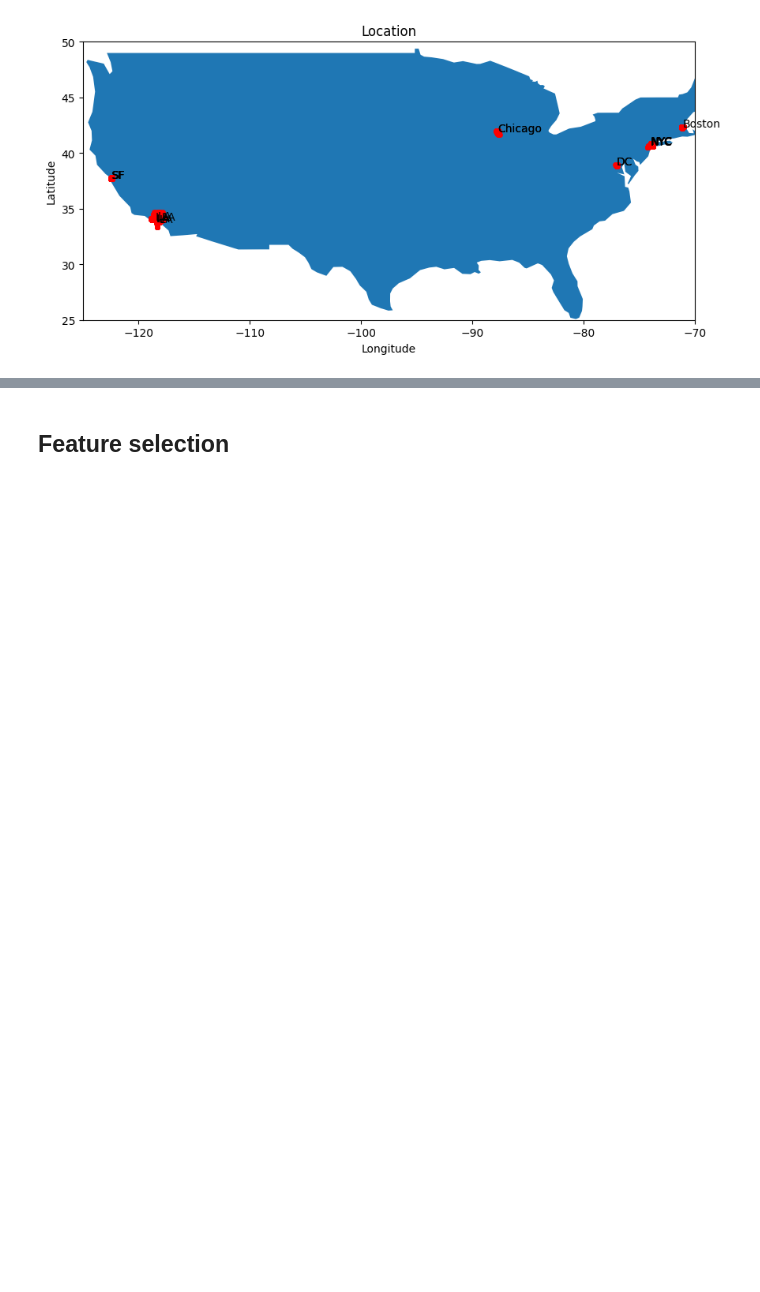
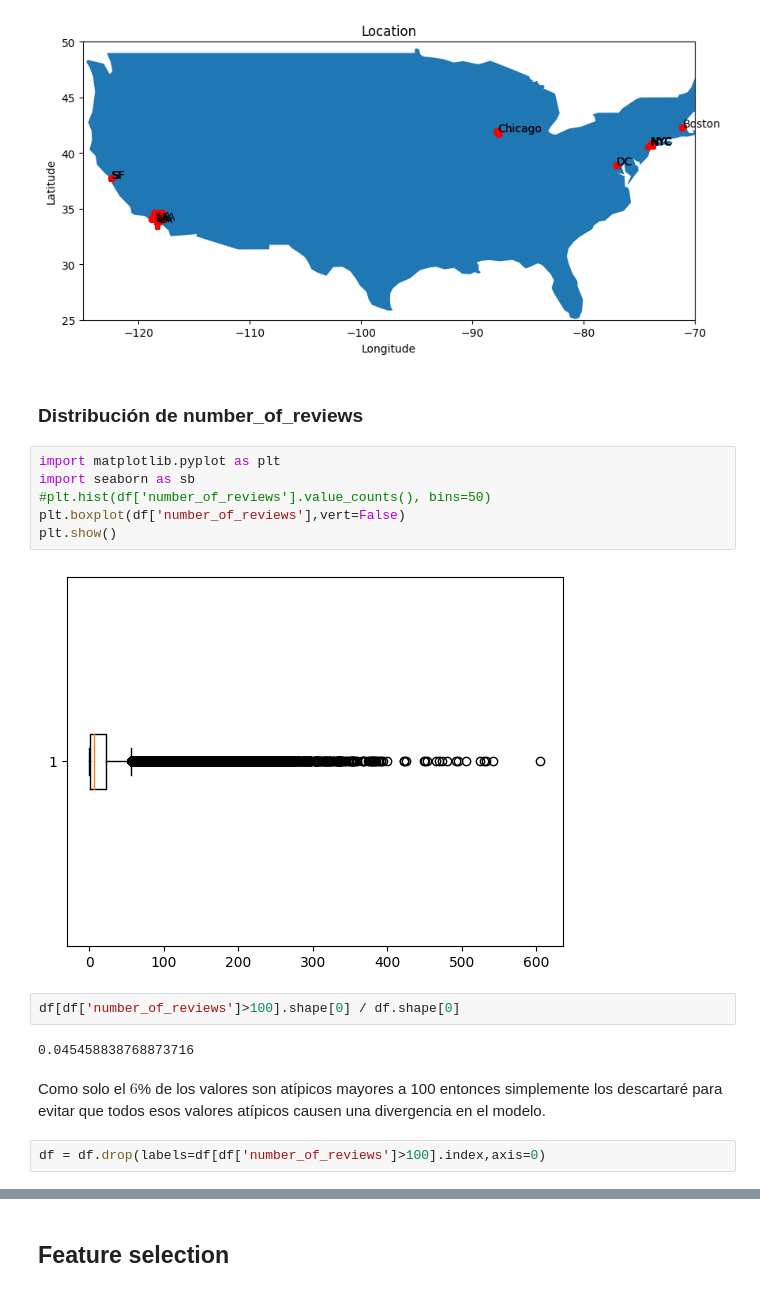
Before and after one commit to rodralez/ia2, a Jupyter notebook: 04_deep-learning/9-desafio-Kagle/9-NeuronalNetworkRegression.ipynb, the cells around one changed output, grey strips where cells are left out. Cells and saved outputs as stored; diff of their text form; blank space fills up the shorter version.

```diff
--- a/04_deep-learning/9-desafio-Kagle/9-NeuronalNetworkRegression.ipynb
+++ b/04_deep-learning/9-desafio-Kagle/9-NeuronalNetworkRegression.ipynb
@@ -118,3 +120,21 @@ plt.ylabel("Latitude")
 plt.show()
 # %% [output]
 [figure]
+# %% [markdown]
+### Distribución de number_of_reviews
+# %%
+import matplotlib.pyplot as plt
+import seaborn as sb
+#plt.hist(df['number_of_reviews'].value_counts(), bins=50)
+plt.boxplot(df['number_of_reviews'],vert=False)
+plt.show()
+# %% [output]
+[figure, added]
+# %%
+df[df['number_of_reviews']>100].shape[0] / df.shape[0]
+# %% [output]
+0.045458838768873716
+# %% [markdown]
+Como solo el $6$% de los valores son atípicos mayores a 100 entonces simplemente los descartaré para evitar que todos esos valores atípicos causen una divergencia en el modelo.
+# %%
+df = df.drop(labels=df[df['number_of_reviews']>100].index,axis=0)
```
Also changed, not shown: parts of 47 cells of this notebook.
